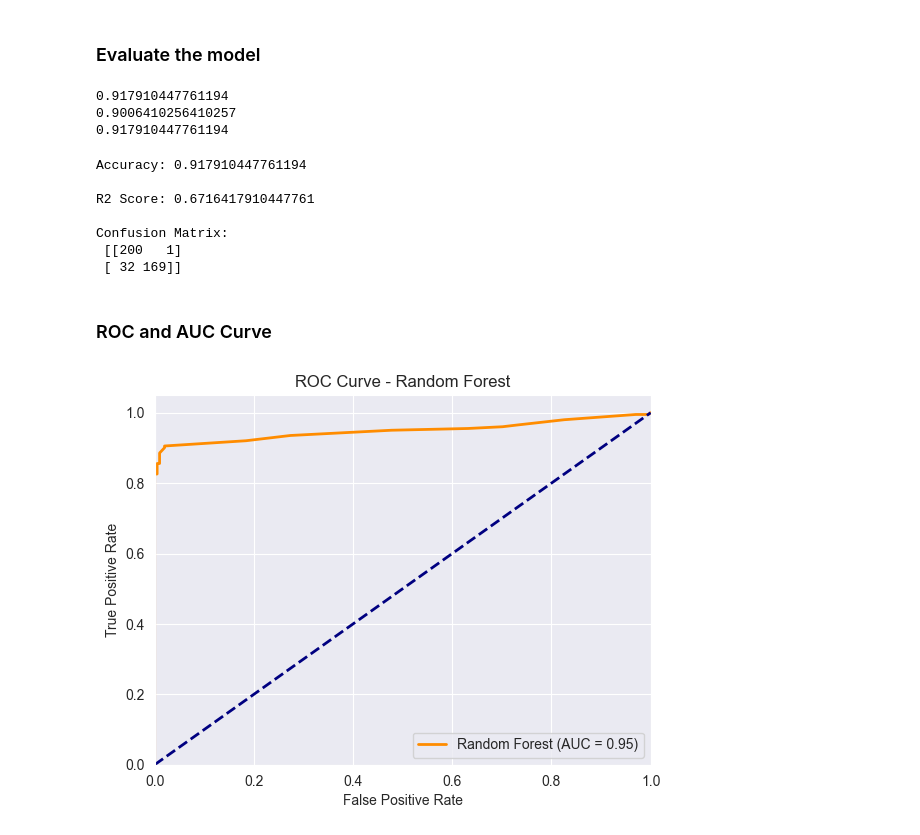
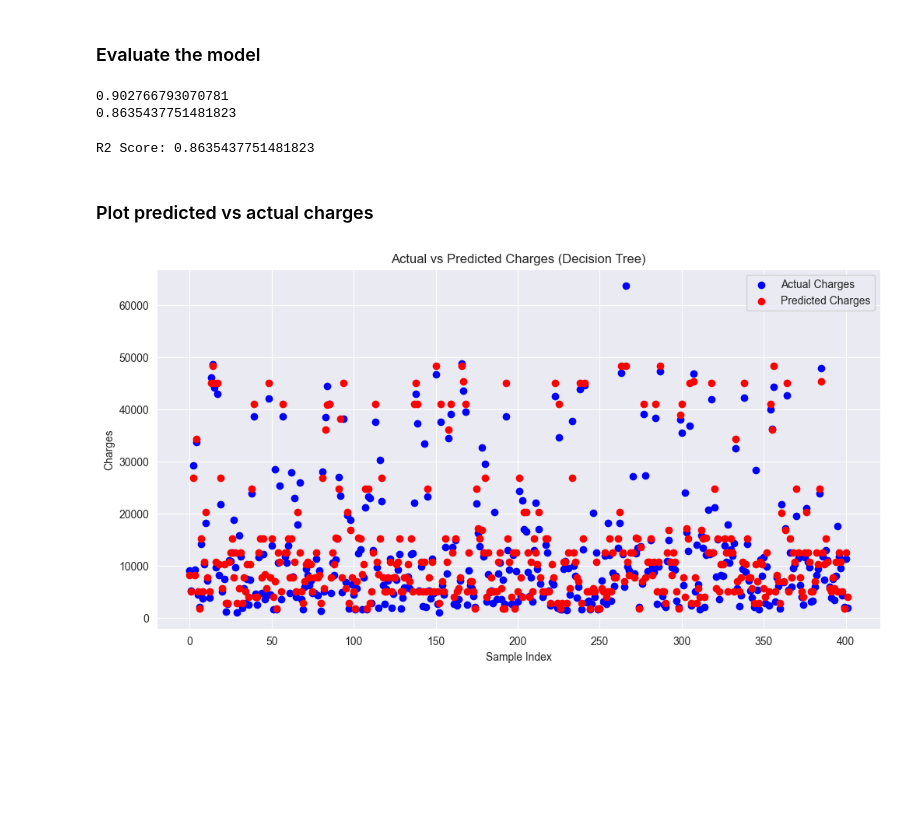
Before and after one commit to d-klotz/tech-challenge-fiap, a Jupyter notebook: tech-challenge-tree-based.ipynb, the cells around one changed output. Saved outputs shown, nothing was run; the diff lists cells and outputs as text; code cells hidden in the pictures; blank space fills up the shorter version.

```diff
--- a/tech-challenge-tree-based.ipynb
+++ b/tech-challenge-tree-based.ipynb
@@ -55,13 +113,12 @@ from sklearn.model_selection import train_test_split, GridSearchCV
 
 # Split the data
 X_train, X_test, y_train, y_test = train_test_split(
-    X_preprocessed_df, y, test_size=0.30, random_state=42, stratify=y
-)
+    X_preprocessed_df, y, test_size=0.30, random_state=42)
 # %% [markdown]
 ### Train the Decision Tree Classifier
 # %%
-from sklearn.tree import DecisionTreeClassifier
+from sklearn.tree import DecisionTreeRegressor
 
-dt_classifier = DecisionTreeClassifier(random_state=42, criterion='entropy', max_depth = 5) # Checked with Gini and greater max_depth but the actual seem to work bring best results
+dt_classifier = DecisionTreeRegressor(random_state=42, criterion='squared_error', max_depth = 5) # Checked with greater max_depth but the actual seem to work bring best results
 dt_classifier.fit(X_train, y_train)
 # %% [output]
@@ -90,0 +139,12 @@ Confusion Matrix:
+# %%
+y_test = y_test.reset_index(drop=True)
+y_pred_best_dt = pd.Series(y_pred)
+
+plt.figure(figsize=(12, 6))
+plt.scatter(range(len(y_test)), y_test, color='blue', label='Actual Charges')
+plt.scatter(range(len(y_pred_best_dt)), y_pred_best_dt, color='red', label='Predicted Charges')
+plt.xlabel('Sample Index')
+plt.ylabel('Charges')
+plt.title('Actual vs Predicted Charges (Decision Tree)')
+plt.legend()
+plt.show()
@@ -137,53 +185,33 @@ plt.show()
 # %%
 from sklearn.metrics import roc_curve, auc
 
-print(accuracy_score(y_test, y_predito_random_forest))
 print (rf.score(X_train, y_train))
 print(rf.score(X_test, y_test))
 # %% [output]
-0.917910447761194
-0.9006410256410257
-0.917910447761194
+0.902766793070781
+0.8635437751481823
 # %%
-from sklearn.metrics import accuracy_score, confusion_matrix, classification_report, r2_score
+from sklearn.metrics import r2_score
 
 y_pred = dt_classifier.predict(X_test)
-accuracy = accuracy_score(y_test, y_predito_random_forest)
-conf_matrix = confusion_matrix(y_test, y_predito_random_forest)
-class_report = classification_report(y_test, y_predito_random_forest)
 r_squared = r2_score(y_test, y_predito_random_forest)
 
-print('Accuracy:', accuracy)
 print('\nR2 Score:', r_squared)
-print('\nConfusion Matrix:\n', conf_matrix)
 # %% [output]
-Accuracy: 0.917910447761194
-
-R2 Score: 0.6716417910447761
-
-Confusion Matrix:
- [[200   1]
- [ 32 169]]
+R2 Score: 0.8635437751481823
 # %% [markdown]
-### ROC and AUC Curve
+### Plot predicted vs actual charges
 # %%
-# Predict probabilities
-y_pred_prob_rf = rf.predict_proba(X_test)[:,1]
+y_test = y_test.reset_index(drop=True)
+y_pred_best_dt = pd.Series(y_pred)
 
-# Compute ROC curve and ROC area
-fpr_rf, tpr_rf, thresholds_rf = roc_curve(y_test, y_pred_prob_rf)
-roc_auc_rf = auc(fpr_rf, tpr_rf)
-
-# Plot ROC curve
-plt.figure()
-plt.plot(fpr_rf, tpr_rf, color='darkorange', lw=2, label='Random Forest (AUC = %0.2f)' % roc_auc_rf)
-plt.plot([0,1], [0,1], color='navy', lw=2, linestyle='--')
-plt.xlim([0.0,1.0])
-plt.ylim([0.0,1.05])
-plt.xlabel('False Positive Rate')
-plt.ylabel('True Positive Rate')
-plt.title('ROC Curve - Random Forest')
-plt.legend(loc="lower right")
+plt.figure(figsize=(12, 6))
+plt.scatter(range(len(y_test)), y_test, color='blue', label='Actual Charges')
+plt.scatter(range(len(y_pred_best_dt)), y_pred_best_dt, color='red', label='Predicted Charges')
+plt.xlabel('Sample Index')
+plt.ylabel('Charges')
+plt.title('Actual vs Predicted Charges (Decision Tree)')
+plt.legend()
 plt.show()
 # %% [output]
-[figure, old version]
+[figure, new version]
```
Also changed, not shown: parts of 20 cells of this notebook, 1 other file.
